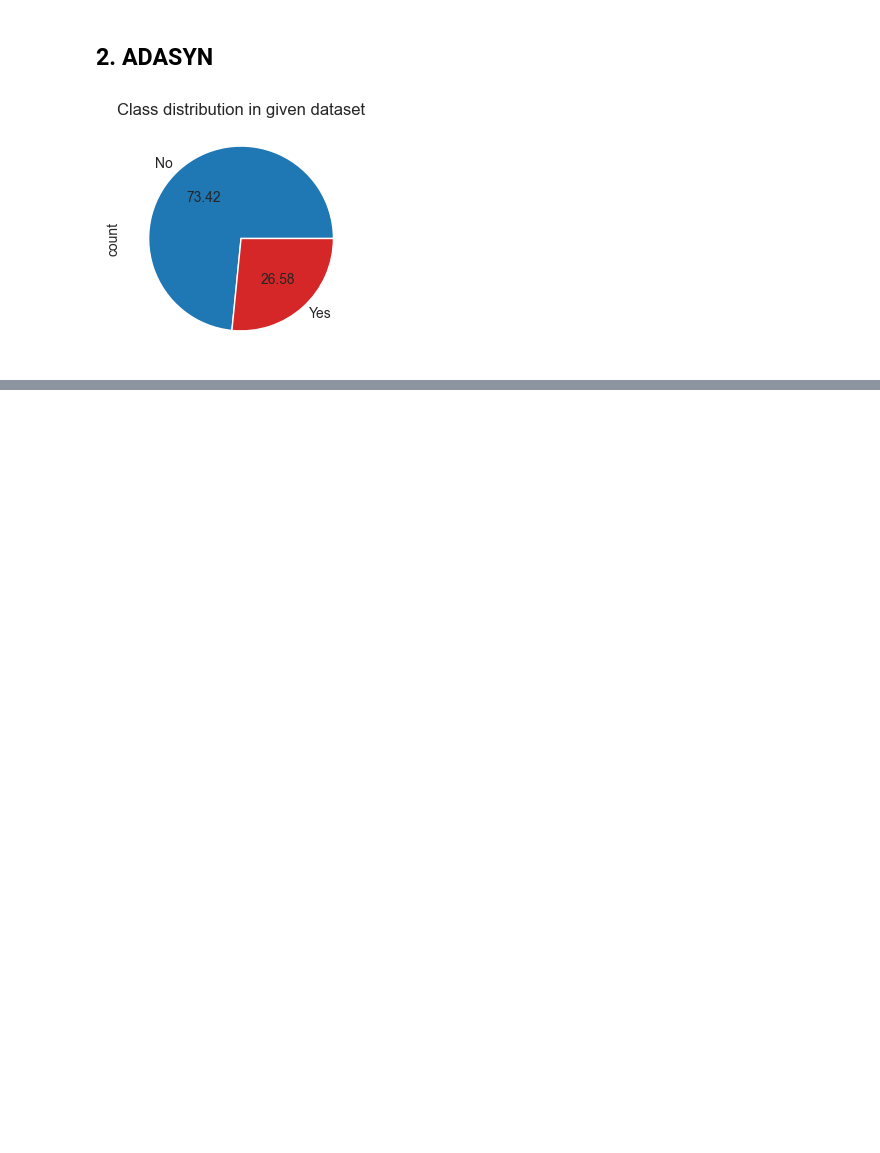
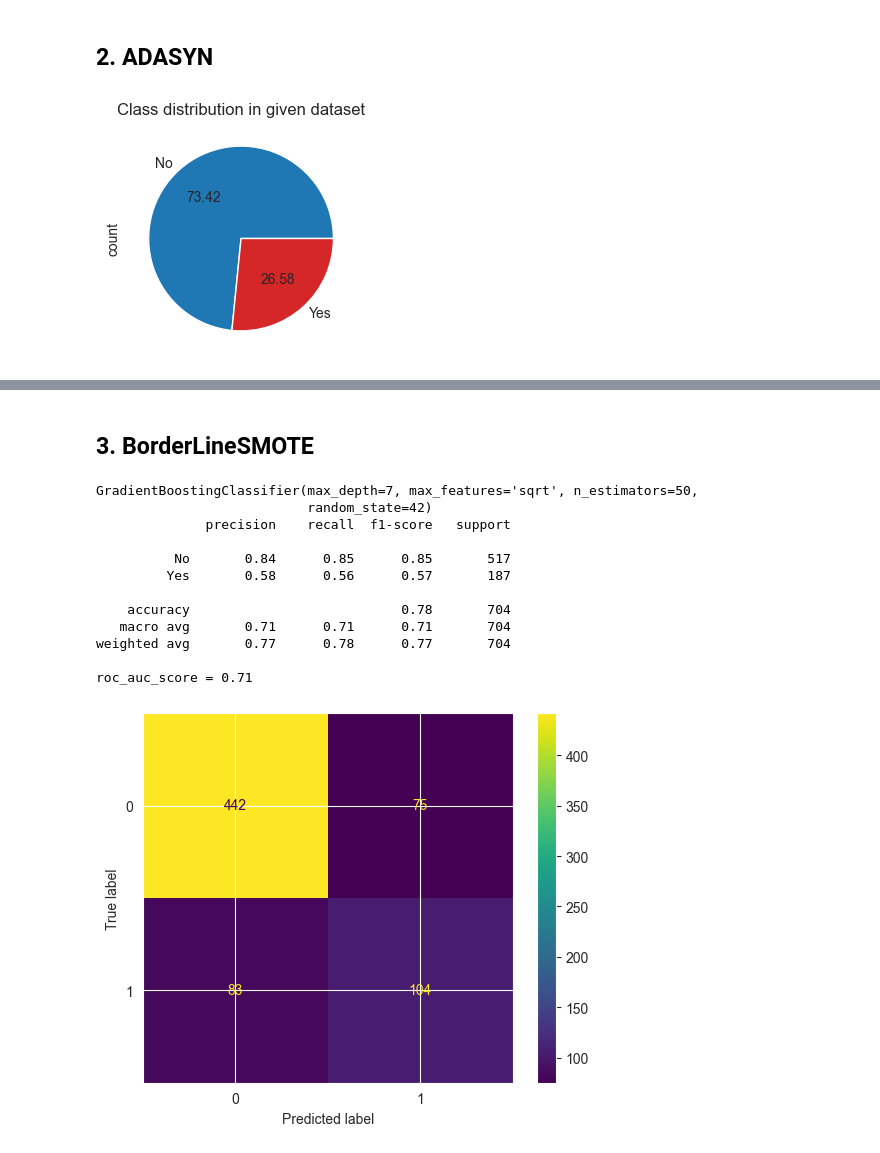
Before and after one commit to natix-x/Telco-Customer-Churn-Prediction, a Jupyter notebook: data_modelling.ipynb, the cells around one changed output, grey strips where cells are left out. Cells and saved outputs as stored; diff of their text form; code cells hidden in the pictures; blank space fills up the shorter version.

```diff
--- a/data_modelling.ipynb
+++ b/data_modelling.ipynb
@@ -209,0 +209,24 @@ roc_auc_score = 0.7
+# %% [markdown]
+## 3. BorderLineSMOTE
+# %%
+borderline_smote = BorderlineSMOTE(random_state=42, kind = 'borderline-2')
+# %%
+X_train_balanced_vol2, y_train_balanced_vol2 = borderline_smote.fit_resample(X_train, y_train)
+# %%
+grid_gbc_balanced_vol2 = fitter(gbc, param_grid_gradient, X_train_balanced_vol2, y_train_balanced_vol2)
+# %%
+evaluate(grid_gbc_balanced_vol2, X_test, y_test)
+# %% [output]
+GradientBoostingClassifier(max_depth=7, max_features='sqrt', n_estimators=50,
+                           random_state=42)
+              precision    recall  f1-score   support
+
+          No       0.84      0.85      0.85       517
+         Yes       0.58      0.56      0.57       187
+
+    accuracy                           0.78       704
+   macro avg       0.71      0.71      0.71       704
+weighted avg       0.77      0.78      0.77       704
+
+roc_auc_score = 0.71
+[figure, added]
```
Also changed, not shown: parts of 14 cells of this notebook.
